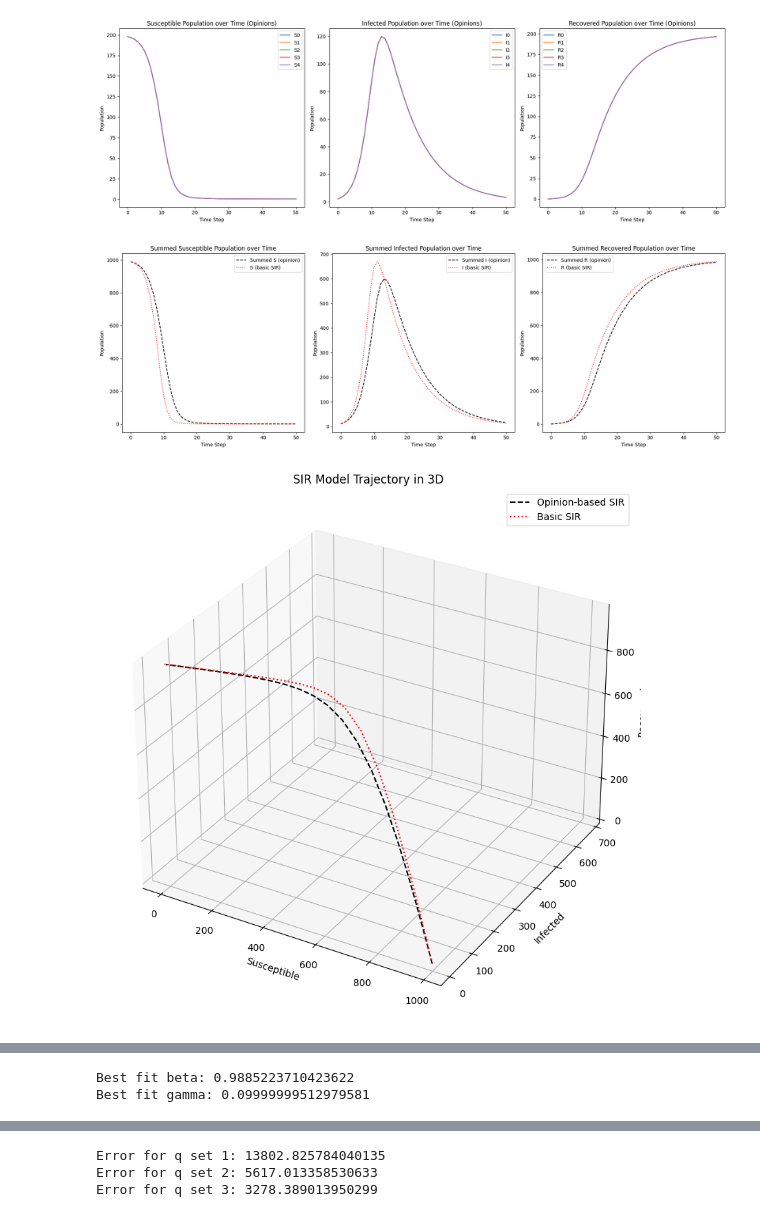
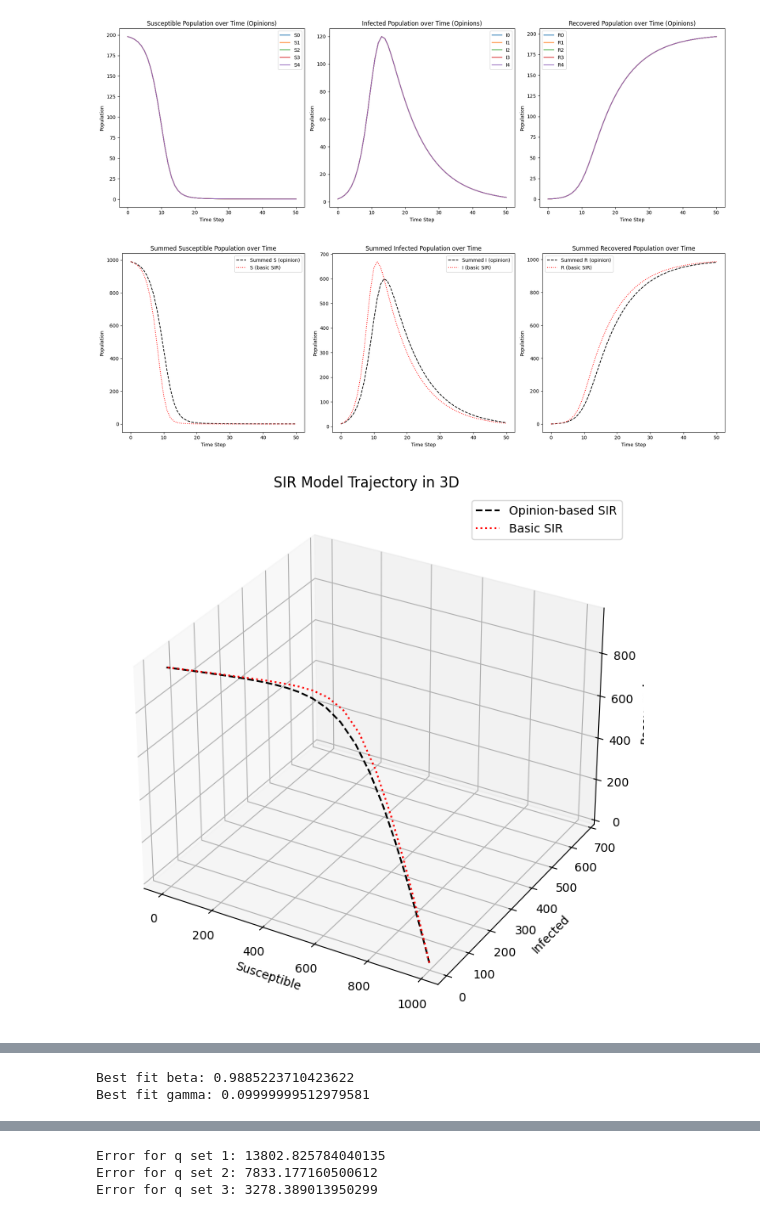
Before and after one commit to mohdkashifansari/Influence_of_Opinion_Dynamics_on_Disease_Spread, a Jupyter notebook: F_F_Code.ipynb, the cells around one changed output, grey strips where cells are left out. Cells and saved outputs as stored; diff of their text form; code cells hidden in the pictures.

```diff
--- a/F_F_Code.ipynb
+++ b/F_F_Code.ipynb
@@ -135,7 +135,7 @@ def plot_3d_results_2(populations, basic_SIR_populations):
     R_basic = np.array([pop[2] for pop in basic_SIR_populations])
 
     # Plotting the 3D trajectory
-    fig = plt.figure(figsize=(10, 10))
+    fig = plt.figure(figsize=(10, 8))
     ax = fig.add_subplot(111, projection='3d')
 
     ax.plot(S_opinion, I_opinion, R_opinion, label='Opinion-based SIR', linestyle='--', color='black')
@@ -331,7 +331,7 @@ init_state = (int_S, int_I, int_R)
 init_opinion_state = np.array([int_S // n] * n + [int_I // n] * n + [int_R // n] * n)
 
 q = np.array([-1 * i for i in range(n)])
-beta = .8  # infection rate
+beta = 0.8  # infection rate
 gamma = 0.1  # recovery rate
 steps = 50  # Number of time steps to simulate
 
@@ -352,35 +352,35 @@ best_fit_beta, best_fit_gamma = result.x
 best_fit_populations = simulate_transition(init_opinion_state, best_fit_beta, best_fit_gamma, steps, q)
 
 
 plot_opinion_results(populations, n)
 plot_results(populations, basic_SIR_populations, n)
 plot_3d_results_2(populations, basic_SIR_populations)
 plot_3d_results(populations, basic_SIR_populations,best_fit_populations)
 
 print("Best fit beta:", best_fit_beta)
 print("Best fit gamma:", best_fit_gamma)
 
 
 diff_beta_gamma()
 
 
 
 # Define a range of q values to test
-q_values = [np.array([-1 * i for i in range(n)]), np.array([-2* i for i in range(n)]), np.array([-11 * i for i in range(n)])]
+q_values = [np.array([-1 * i for i in range(n)]), np.array([-1.5* i for i in range(n)]), np.array([-11 * i for i in range(n)])]
 
 # Run the analysis for different q values
 errors =diff_q_values(init_opinion_state, init_state, beta, gamma, steps, q_values, n)
 
 # Run the analysis for different q values
 diff_beta_gamma_q(init_opinion_state, init_state, steps, q_values, n)
 
 
 for i, error in enumerate(errors):
     print(f'Error for q set {i+1}: {np.max(error)}')
 # %% [output]
 [figure]
 [figure]
-[figure, old version]
+[figure, new version]
 [figure]
 Best fit beta: 0.9885223710423622
 Best fit gamma: 0.09999999512979581
@@ -390,3 +390,3 @@ Best fit gamma: 0.09999999512979581
 Error for q set 1: 13802.825784040135
-Error for q set 2: 5617.013358530633
+Error for q set 2: 7833.177160500612
 Error for q set 3: 3278.389013950299
```
Also changed, not shown: parts of 1 cell of this notebook.
